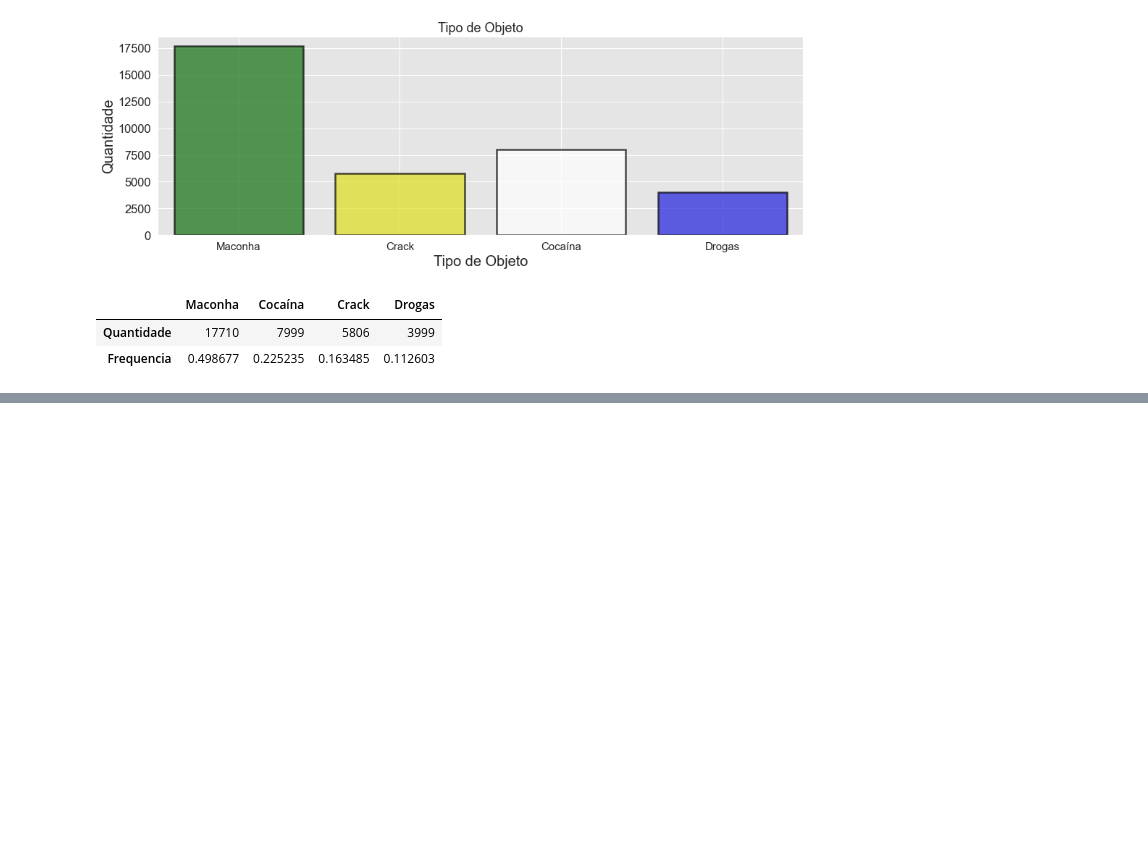
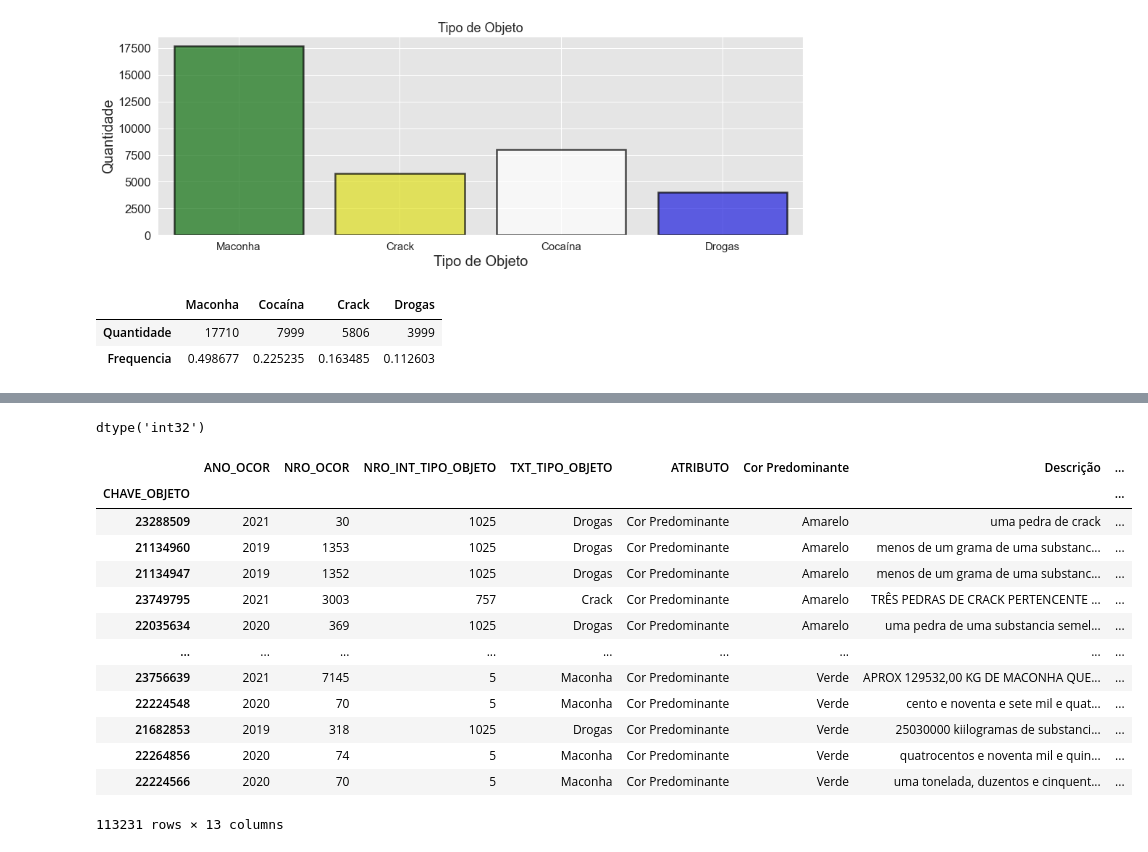
Before and after one commit to giuliannocappellari/Grafos, a Jupyter notebook: Indicadores/Drogas_Reclassificacao_2.ipynb, the cells around one changed output, grey strips where cells are left out. Cells and saved outputs as stored; diff of their text form; code cells hidden in the pictures; blank space fills up the shorter version.

```diff
--- a/Indicadores/Drogas_Reclassificacao_2.ipynb
+++ b/Indicadores/Drogas_Reclassificacao_2.ipynb
@@ -201,0 +272,24 @@ analizes_export = analizes_export.set_index('CHAVE_OBJETO')
+# %%
+resultado_final2 = resultado_final
+resultado_final2['Quantidade de Unidade(s)'] = pd.to_numeric(resultado_final2['Quantidade de Unidade(s)'], errors='coerce',downcast="integer").fillna(0).astype(int)
+# %%
+resultado_final2['Quantidade de Unidade(s)'].dtypes
+# %% [output]
+dtype('int32')
+# %%
+resultado_final2.sort_values(by=['Peso Unitário'])
+# %% [output]
+|  | ANO_OCOR | NRO_OCOR | NRO_INT_TIPO_OBJETO | TXT_TIPO_OBJETO | ATRIBUTO | Cor Predominante | Descrição | ... |
+| CHAVE_OBJETO |  |  |  |  |  |  |  | ... |
+| 23288509 | 2021 | 30 | 1025 | Drogas | Cor Predominante | Amarelo | uma pedra de crack | ... |
+| 21134960 | 2019 | 1353 | 1025 | Drogas | Cor Predominante | Amarelo | menos de um grama de uma substanc... | ... |
+| 21134947 | 2019 | 1352 | 1025 | Drogas | Cor Predominante | Amarelo | menos de um grama de uma substanc... | ... |
+| 23749795 | 2021 | 3003 | 757 | Crack | Cor Predominante | Amarelo | TRÊS PEDRAS DE CRACK PERTENCENTE ... | ... |
+| 22035634 | 2020 | 369 | 1025 | Drogas | Cor Predominante | Amarelo | uma pedra de uma substancia semel... | ... |
+| ... | ... | ... | ... | ... | ... | ... | ... | ... |
+| 23756639 | 2021 | 7145 | 5 | Maconha | Cor Predominante | Verde | APROX 129532,00 KG DE MACONHA QUE... | ... |
+| 22224548 | 2020 | 70 | 5 | Maconha | Cor Predominante | Verde | cento e noventa e sete mil e quat... | ... |
+| 21682853 | 2019 | 318 | 1025 | Drogas | Cor Predominante | Verde | 25030000 kiilogramas de substanci... | ... |
+| 22264856 | 2020 | 74 | 5 | Maconha | Cor Predominante | Verde | quatrocentos e noventa mil e quin... | ... |
+| 22224566 | 2020 | 70 | 5 | Maconha | Cor Predominante | Verde | uma tonelada, duzentos e cinquent... | ... |
+113231 rows × 13 columns
```
Also changed, not shown: parts of 6 cells of this notebook.
